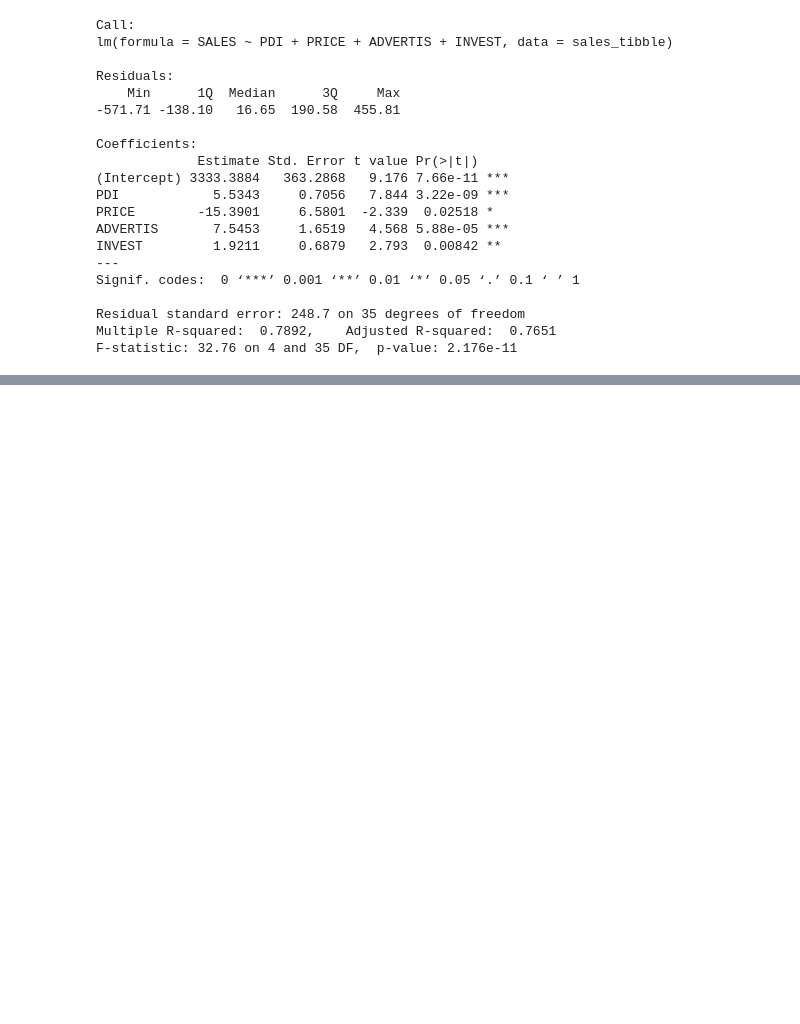
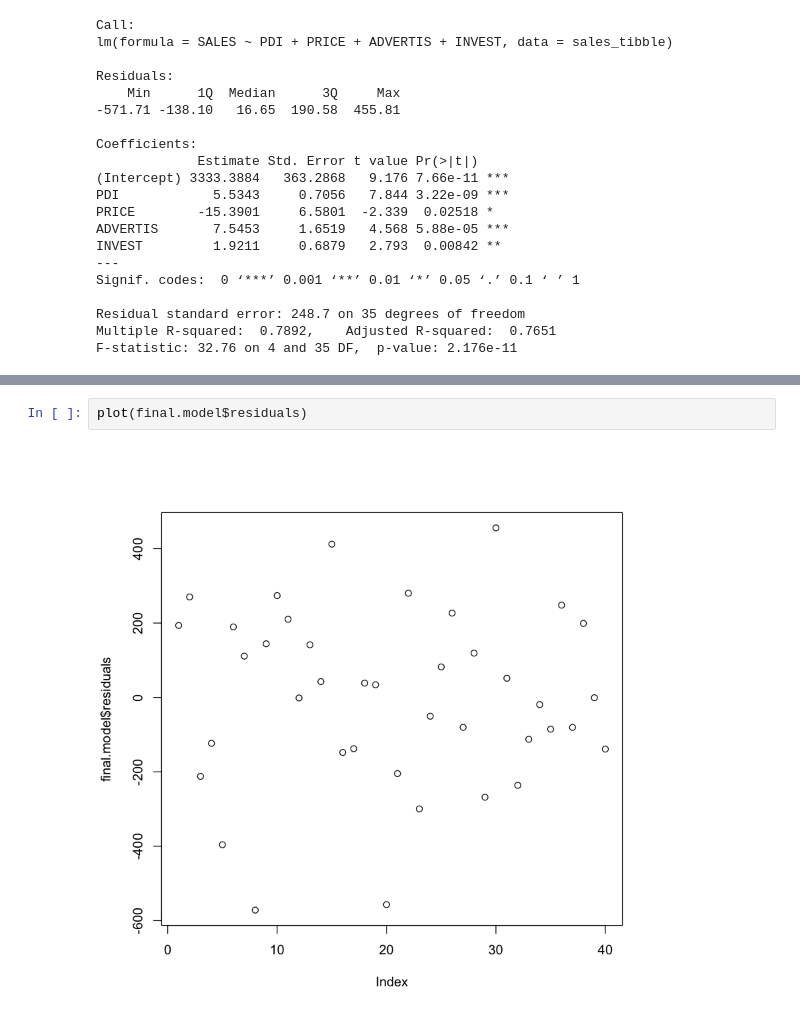
Before and after one commit to xr71/p1_udj_assignments, a Jupyter notebook: s11_forecasting/s11_sales.ipynb, the cells around one changed output, grey strips where cells are left out. Saved outputs shown, nothing was run; the diff lists cells and outputs as text; blank space fills up the shorter version.

```diff
--- a/s11_forecasting/s11_sales.ipynb
+++ b/s11_forecasting/s11_sales.ipynb
@@ -130,0 +134,4 @@ F-statistic: 32.76 on 4 and 35 DF,  p-value: 2.176e-11
+# %%
+plot(final.model$residuals)
+# %% [output]
+[figure, added]
```
Also changed, not shown: parts of 20 cells of this notebook.
